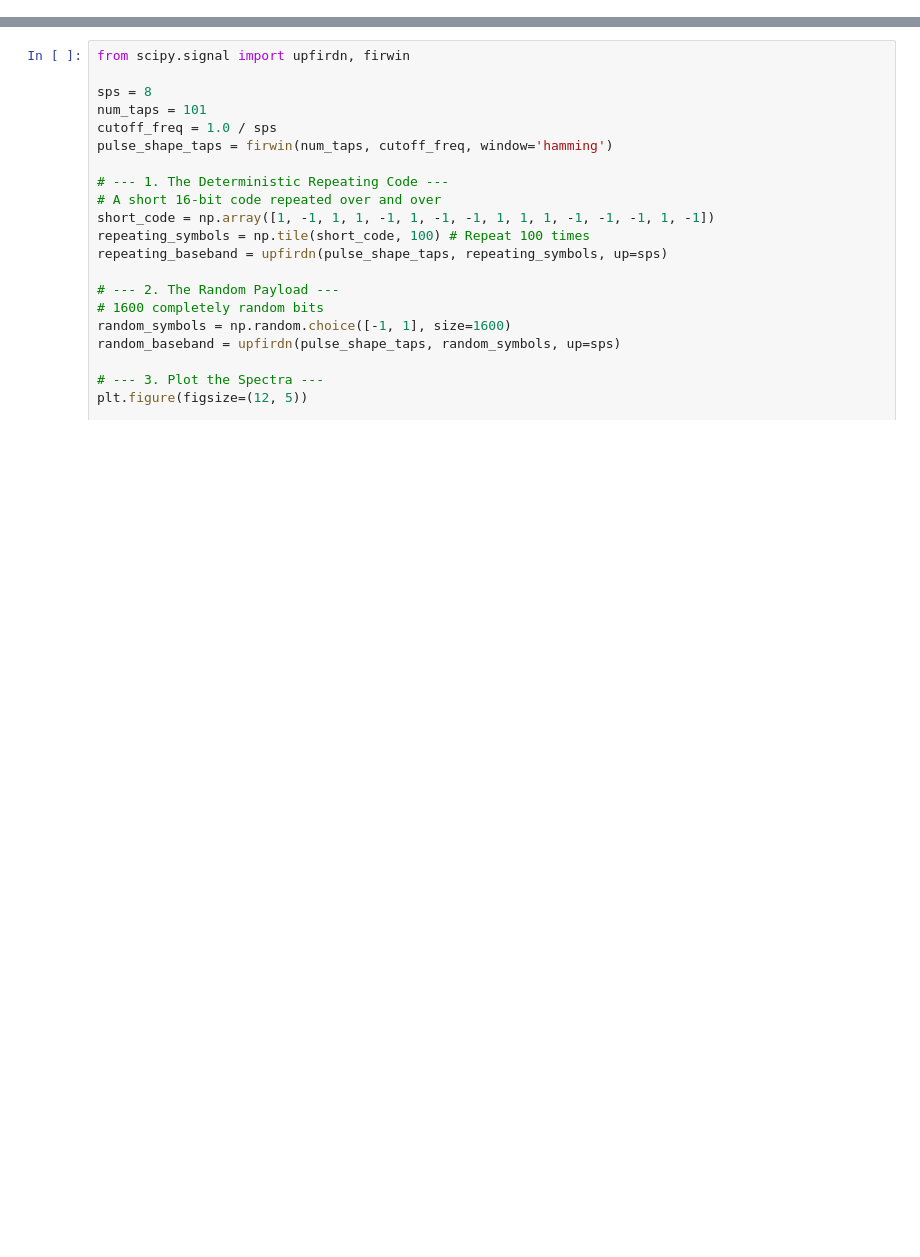
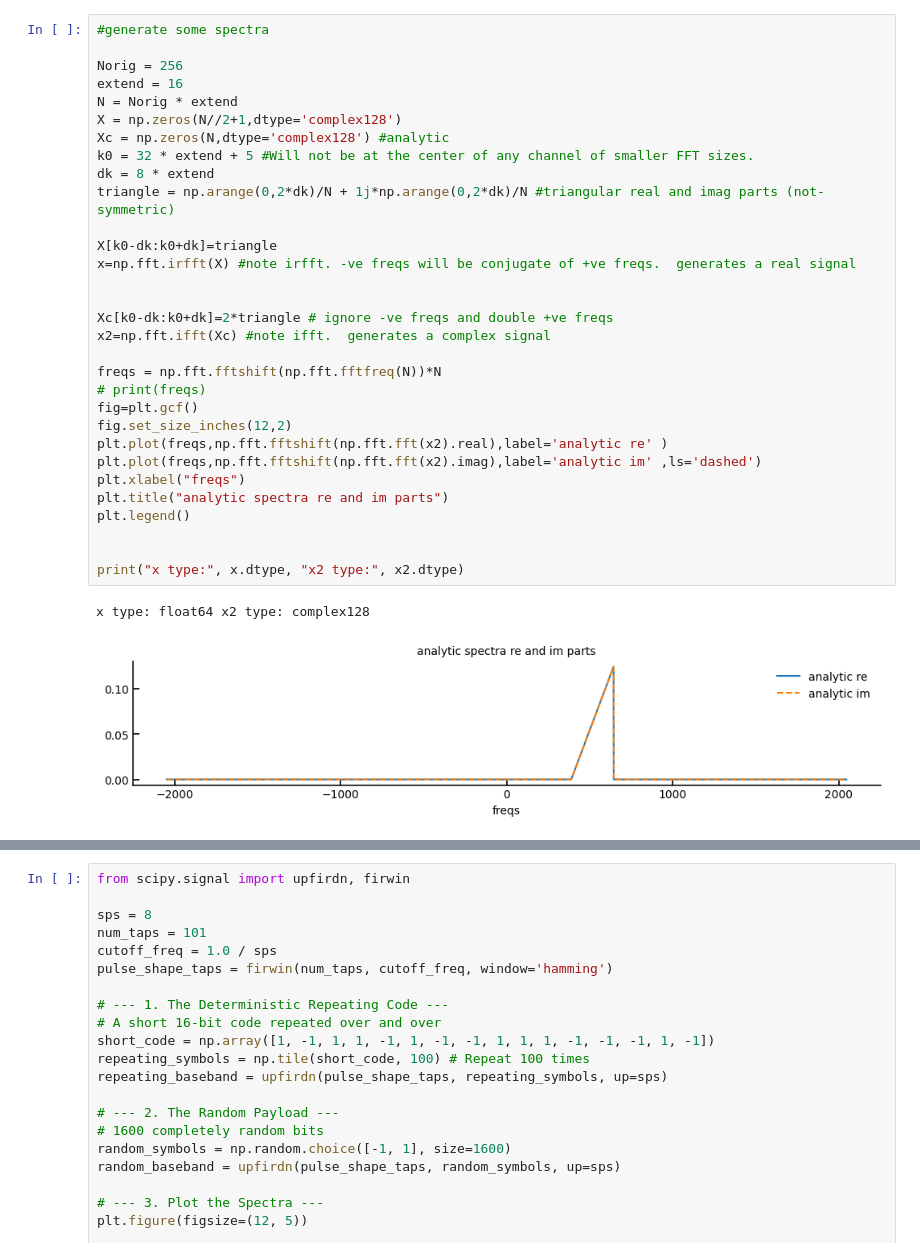
Before and after one commit to mohanagr/CRASIES2026, a Jupyter notebook: nb3_FIR_filtering.ipynb, the cells around one changed output, grey strips where cells are left out. Cells and saved outputs as stored; diff of their text form; blank space fills up the shorter version.

```diff
--- a/nb3_FIR_filtering.ipynb
+++ b/nb3_FIR_filtering.ipynb
@@ -0,0 +45,34 @@
+# %%
+#generate some spectra
+
+Norig = 256
+extend = 16
+N = Norig * extend
+X = np.zeros(N//2+1,dtype='complex128')
+Xc = np.zeros(N,dtype='complex128') #analytic
+k0 = 32 * extend + 5 #Will not be at the center of any channel of smaller FFT sizes.
+dk = 8 * extend
+triangle = np.arange(0,2*dk)/N + 1j*np.arange(0,2*dk)/N #triangular real and imag parts (not-symmetric)
+
+X[k0-dk:k0+dk]=triangle
+x=np.fft.irfft(X) #note irfft. -ve freqs will be conjugate of +ve freqs.  generates a real signal
+
+
+Xc[k0-dk:k0+dk]=2*triangle # ignore -ve freqs and double +ve freqs
+x2=np.fft.ifft(Xc) #note ifft.  generates a complex signal
+
+freqs = np.fft.fftshift(np.fft.fftfreq(N))*N
+# print(freqs)
+fig=plt.gcf()
+fig.set_size_inches(12,2)
+plt.plot(freqs,np.fft.fftshift(np.fft.fft(x2).real),label='analytic re' )
+plt.plot(freqs,np.fft.fftshift(np.fft.fft(x2).imag),label='analytic im' ,ls='dashed')
+plt.xlabel("freqs")
+plt.title("analytic spectra re and im parts")
+plt.legend()
+
+
+print("x type:", x.dtype, "x2 type:", x2.dtype)
+# %% [output]
+x type: float64 x2 type: complex128
+[figure, added]
```
Also changed, not shown: parts of 11 cells of this notebook.
